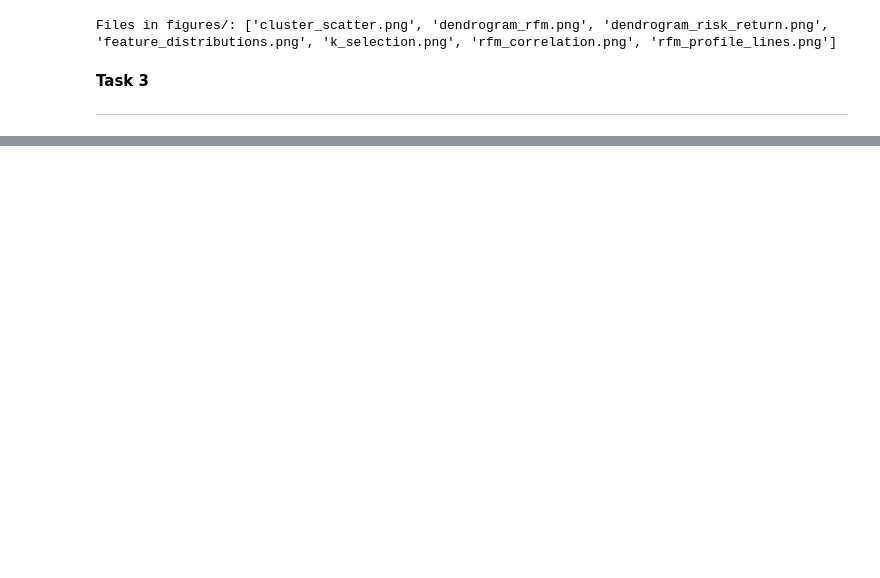
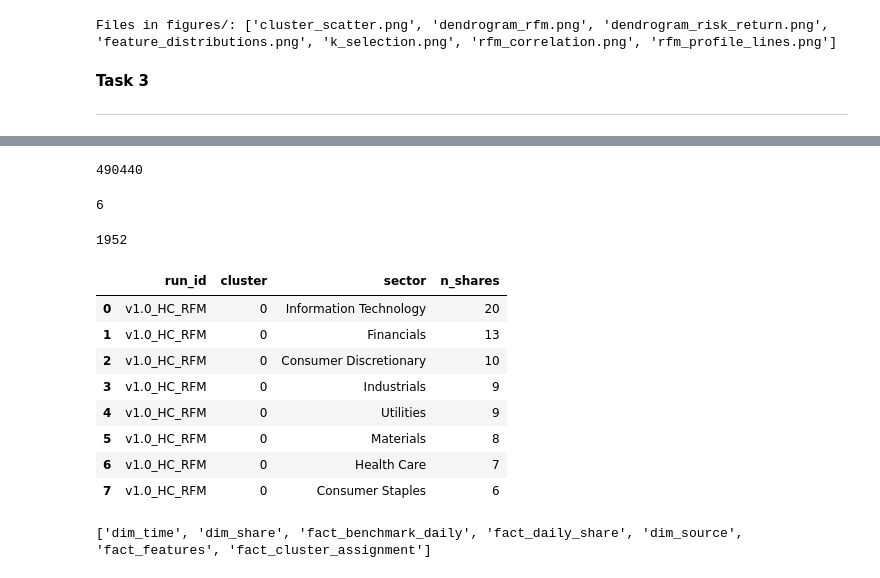
Before and after one commit to Sav200512/sp500-rfm-segmentation-cw, a Jupyter notebook: Task_1_and_2_cw_(20232749_W2151870).ipynb, the cells around one changed output, grey strips where cells are left out. Drawn from its saved outputs; the diff is of its cells as text; code cells hidden in the pictures; blank space fills up the shorter version.

```diff
--- a/Task_1_and_2_cw_(20232749_W2151870).ipynb
+++ b/Task_1_and_2_cw_(20232749_W2151870).ipynb
@@ -1328,0 +1331,5 @@ Files in figures/: ['cluster_scatter.png', 'dendrogram_rfm.png', 'dendrogram_ris
+# %%
+import sqlite3, hashlib, glob
+DB = "data/processed/sp500_mart.db"
+if os.path.exists(DB): os.remove(DB)
+con = sqlite3.connect(DB)
@@ -1328,0 +1356,65 @@ Files in figures/: ['cluster_scatter.png', 'dendrogram_rfm.png', 'dendrogram_ris
+# %%
+# Fact at the declared grain: one share on one trading day
+def lng(w, name):
+    s = w.stack(); s.name = name; return s
+fact = pd.concat([lng(close[included], "close"), lng(adj_close[included], "adj_close"),
+                  lng(volume[included], "volume"), lng(event_flag, "high_volume_flag")], axis=1)
+fact.index.names = ["Date", "ticker"]
+fact = fact.reset_index()
+fact["date_key"] = pd.to_datetime(fact["Date"]).dt.strftime("%Y%m%d").astype(int)
+fact["traded_value_usd"] = fact["close"] * fact["volume"]
+fact["high_volume_flag"] = fact["high_volume_flag"].astype(int)
+fact.drop(columns="Date").to_sql("fact_daily_share", con, index=False, chunksize=100000)
+# %% [output]
+490440
+# %%
+# Provenance: source files with hashes, retrieval date, library versions
+raw_files = sorted(glob.glob("data/raw/*"))
+pd.DataFrame({
+    "file": [os.path.basename(f) for f in raw_files],
+    "sha256": [hashlib.sha256(open(f, "rb").read()).hexdigest() for f in raw_files],
+    "wikipedia_retrieved": sp500_df["Retrieved_On"].iloc[0],
+    "yfinance_version": yf.__version__,
+    "price_window": "2021-01-01 to 2025-01-01 (end exclusive)"}).to_sql("dim_source", con, index=False)
+# %% [output]
+6
+# %%
+# Versioned features and cluster runs
+CALC_VERSION = "v1.0"
+feat = out.reset_index().rename(columns={"index": "ticker", "Ticker": "ticker"})
+pd.DataFrame({"ticker": feat["ticker"], "observation_date": "2024-12-31", "calc_version": CALC_VERSION,
+              "baseline_sessions": 20, "rfm_window_sessions": 60,
+              "mean_weekly_return": feat["Mean_Weekly_Return"], "weekly_beta": feat["Weekly_Beta"],
+              "R": feat["R"], "F": feat["F"], "M_usd": feat["M"]}).to_sql("fact_features", con, index=False)
+
+runs = []
+for name, col in SOL.items():
+    runs.append(pd.DataFrame({
+        "run_id": f"{CALC_VERSION}_{col}", "ticker": out.index, "cluster": out[col].values,
+        "algorithm": "Ward (Euclidean)" if col.startswith("HC") else "K-means (k-means++, n_init=20)",
+        "k": int(out[col].nunique()), "random_seed": SEED if col.startswith("KM") else None,
+        "feature_matrix": "return+beta" if col.endswith("RR") else "R,F,log1p(M)",
+        "observation_date": "2024-12-31", "calc_version": CALC_VERSION}))
+pd.concat(runs).to_sql("fact_cluster_assignment", con, index=False)
+# %% [output]
+1952
+# %%
+# Example query the mart supports: sector mix of each Ward RFM cluster
+q = """SELECT c.run_id, c.cluster, s.sector, COUNT(*) AS n_shares
+       FROM fact_cluster_assignment c JOIN dim_share s ON s.ticker = c.ticker
+       WHERE c.run_id = 'v1.0_HC_RFM'
+       GROUP BY c.run_id, c.cluster, s.sector ORDER BY c.cluster, n_shares DESC LIMIT 8"""
+display(pd.read_sql(q, con))
+print(pd.read_sql("SELECT name FROM sqlite_master WHERE type='table'", con)["name"].tolist())
+con.close()
+# %% [output]
+|  | run_id | cluster | sector | n_shares |
+| 0 | v1.0_HC_RFM | 0 | Information Technology | 20 |
+| 1 | v1.0_HC_RFM | 0 | Financials | 13 |
+| 2 | v1.0_HC_RFM | 0 | Consumer Discretionary | 10 |
+| 3 | v1.0_HC_RFM | 0 | Industrials | 9 |
+| 4 | v1.0_HC_RFM | 0 | Utilities | 9 |
+| 5 | v1.0_HC_RFM | 0 | Materials | 8 |
+| 6 | v1.0_HC_RFM | 0 | Health Care | 7 |
+| 7 | v1.0_HC_RFM | 0 | Consumer Staples | 6 |
+['dim_time', 'dim_share', 'fact_benchmark_daily', 'fact_daily_share', 'dim_source', 'fact_features', 'fact_cluster_assignment']
```
Also changed, not shown: parts of 11 cells of this notebook.
